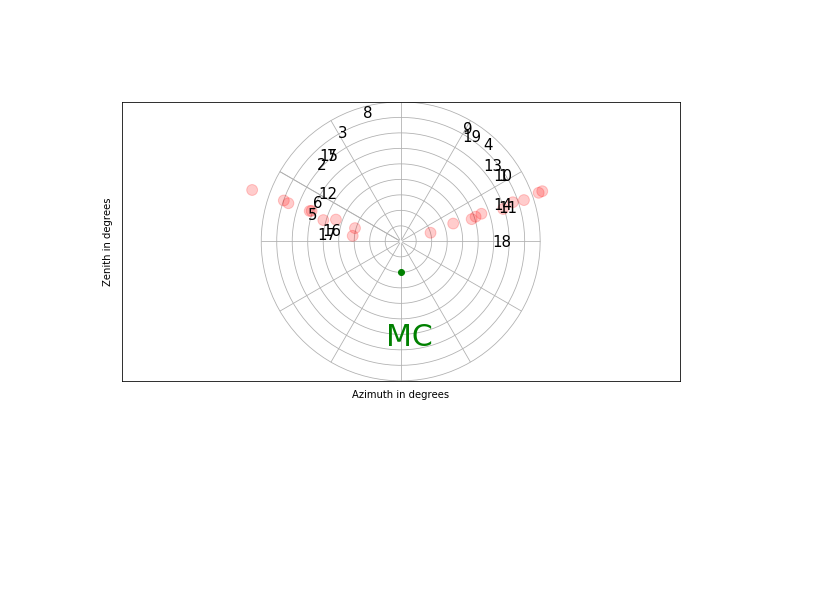
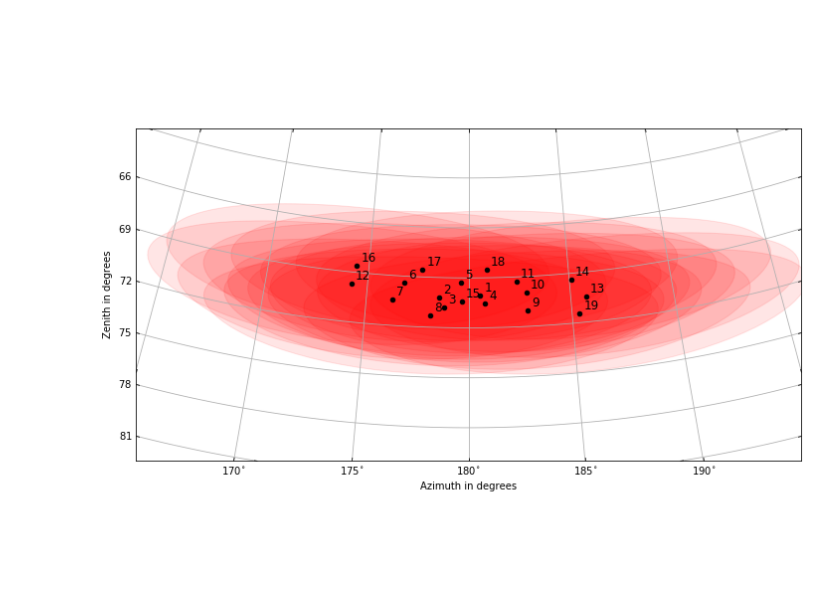
Before and after one commit to Iburelli/Divergent-Pointing, a Jupyter notebook: divtel/North_layout_test.ipynb, the cells around one changed output. Drawn from its saved outputs; the diff is of its cells as text; code cells hidden in the pictures; blank space fills up the shorter version.

```diff
--- a/divtel/North_layout_test.ipynb
+++ b/divtel/North_layout_test.ipynb
@@ -75,9 +100,13 @@ barycenter:  [-75.7         26.57684211  49.07894737]
 # %%
-#Create tel dictionary with div pointing
+#tel dictionary with div pointing
 tels_dict = {}
-for ii, tel in enumerate(array.telescopes, 1):
+point_az_dict = {}
+point_alt_dict = {}
+
+for tel_id, tel in enumerate(array.telescopes, 1):
     #tels_dict[ii] = {'THETA': 90-np.rad2deg(tel.alt.value),
     #                 'PHI': np.rad2deg(np.mod(tel.az.value, 2*np.pi))}
-    tels_dict[ii] = {'az': tel.az,
+    tels_dict[tel_id] = {'az': tel.az,
                      'alt': tel.alt}
-print(tels_dict)
+    point_az_dict[tel_id] = tel.az.value * u.rad
+    point_alt_dict[tel_id] = tel.alt.value * u.rad
@@ -109,12 +176,11 @@ fig = ax.scatter(array.barycenter[0], array.barycenter[1], array.barycenter[2])
 # %%
+#SEEMS WORKING
 import mpl_toolkits.axisartist.angle_helper as angle_helper
 from mpl_toolkits.axisartist import Subplot
 from mpl_toolkits.axisartist import SubplotHost, ParasiteAxesAuxTrans
 from mpl_toolkits.axisartist.grid_helper_curvelinear import GridHelperCurveLinear
 from matplotlib.projections import PolarAxes
 from matplotlib.transforms import Affine2D
-
-fig = plt.figure(figsize=(10,8))
 
 # PolarAxes.PolarTransform takes radian. However, we want our coordinate
 # system in degree
@@ -126,7 +192,7 @@ tr = Affine2D().scale(np.pi/180., 1.).translate(+np.pi/2.,0) + PolarAxes.PolarTr
 
 # 20, 20 : number of sampling points along x, y direction
 n = 20
-extreme_finder = angle_helper.ExtremeFinderCycle(n, n,
+extreme_finder = angle_helper.ExtremeFinderCycle(10, 10,
                                                  lon_cycle=360,
                                                  lat_cycle=None,
                                                  lon_minmax=None,
@@ -149,64 +215,48 @@ grid_helper = GridHelperCurveLinear(tr,
                                     tick_formatter1=tick_formatter1
                                     )
 
+fig = plt.figure(figsize=(12,10))
+fig.clf()
 ax1 = SubplotHost(fig, 1, 1, 1, grid_helper=grid_helper)
 
 # make ticklabels of right and top axis visible.
-ax1.axis["right"].major_ticklabels.set_visible(True)
-ax1.axis["top"].major_ticklabels.set_visible(True)
+ax1.axis["right"].major_ticklabels.set_visible(False)
+ax1.axis["top"].major_ticklabels.set_visible(False)
+ax1.axis["bottom"].major_ticklabels.set_visible(True)
 
 # let right axis shows ticklabels for 1st coordinate (angle)
-ax1.axis["right"].get_helper().nth_coord_ticks = 0
+#ax1.axis["right"].get_helper().nth_coord_ticks = 0
 # let bottom axis shows ticklabels for 2nd coordinate (radius)
-ax1.axis["bottom"].get_helper().nth_coord_ticks = 1
+#ax1.axis["bottom"].get_helper().nth_coord_ticks = 1
 
 fig.add_subplot(ax1)
-
 # A parasite axes with given transform
 ax2 = ParasiteAxesAuxTrans(ax1, tr, "equal")
 # note that ax2.transData == tr + ax1.transData
 # Anything you draw in ax2 will match the ticks and grids of ax1.
 ax1.parasites.append(ax2)
-# intp = cbook.simple_linear_interpolation
-#ax2.plot(intp(np.array([0, 30]), 50),
-#         intp(np.array([10., 10.]), 50),
-#         linewidth=2.0)
 
-for telescope in array.telescopes:
-    x = np.rad2deg(telescope.az.value) * np.cos(telescope.alt.value)
-    y = np.rad2deg(telescope.alt.value)
+for i, tel in enumerate(tels_pointing, 1):
+    x = tel.az.degree
+    y = tel.alt.degree
+    #r = plt.Circle((x,y), 2, facecolor="red")
+    r = SphericalCircle((x * u.deg, y * u.deg), 7/2 * u.degree, color='r', alpha=0.1, transform=ax2.transData)
+    #TODO!!!!! insert right value of radius of the field of view
+    ax1.add_patch(r)
+    ax2.annotate(i, (x, y), fontsize=12, xytext=(4, 4), textcoords='offset pixels', zorder=10)
+    ax1.scatter(x, y, c = "black", s=20, transform=ax2.transData, zorder=10)
 
-    x1=np.rad2deg(telescope.az.value - np.pi) * np.sin(telescope.alt.value)
-    y1=np.rad2deg(-telescope.alt.value * np.cos((telescope.az.value - np.pi)))
+ax1.set_xlim(-20,20)
+ax1.set_ylim(-80, -60)
+#ax1.set_xlim(-181, 181)
+#ax1.set_ylim(-91, 91)
+ax1.set_aspect(1.)
 
-    x2 = np.rad2deg(telescope.az.value)*np.sin(telescope.zenith.value)
-    y2 = -np.rad2deg(telescope.zenith.value)*np.cos(telescope.az.value)
-
-    print(telescope.id, x, x1, x2)
-    print(telescope.id, y, y1, y2)
-
-    circle = plt.Circle((x2, y2),
-                        radius=7/2,
-                        color="red",
-                        alpha=0.2,
-                        )
-    ax1.add_artist(circle)
-    #point = ax1.scatter(x, y, c="b", s=20, zorder=10, transform=ax2.transData)
-    ax2.annotate(telescope.id, (x, y), fontsize=15, xytext=(4, 4), textcoords='offset pixels')
-
-ax1.scatter(0, -20, label="MC", zorder=20, c="green")
-ax2.annotate("MC", (az.value, alt.value),
-             fontsize=30, xytext=(-15, 4),
-             textcoords='offset pixels',
-             zorder=30, color="green")
-
-ax1.set_xlim(-180, 180)
-ax1.set_ylim(-90, 90)
-ax1.set_aspect(1.)
-ax1.grid(True, zorder=0)
+ax1.grid(True)
 ax1.set_xlabel("Azimuth in degrees", fontsize=20)
 ax1.set_ylabel("Zenith in degrees", fontsize=20)
 
-plt.savefig("test1.png")
+
+#plt.savefig("test.png")
 plt.show()
 # %% [output]
@@ -230 +263 @@ plt.show()
-[figure, old version]
+[figure, new version]
```
Also changed, not shown: parts of 12 cells of this notebook.
